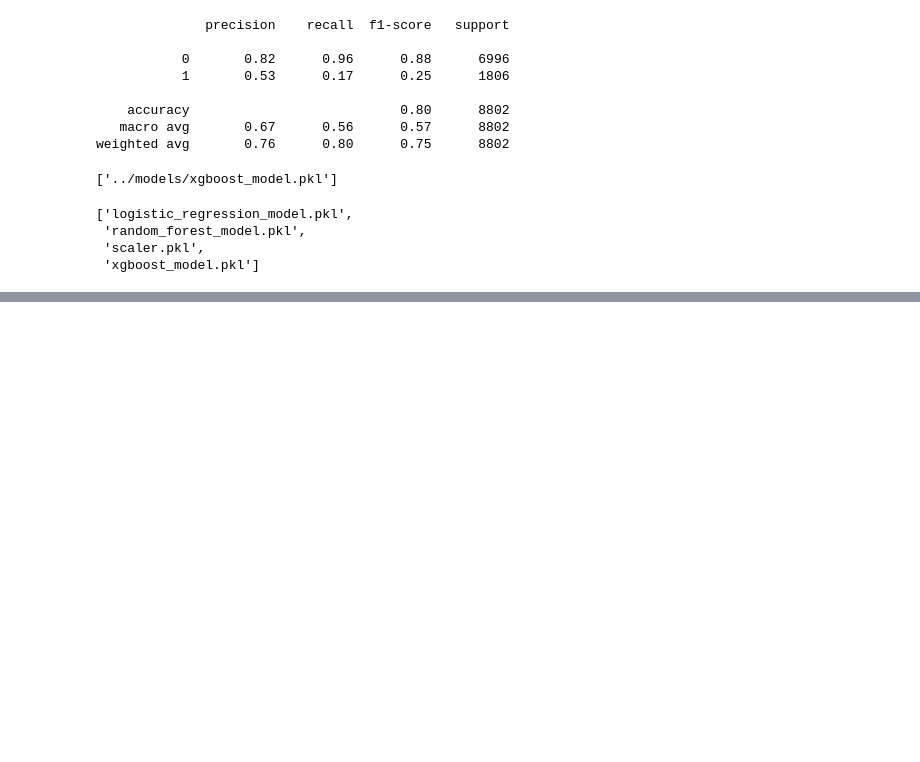
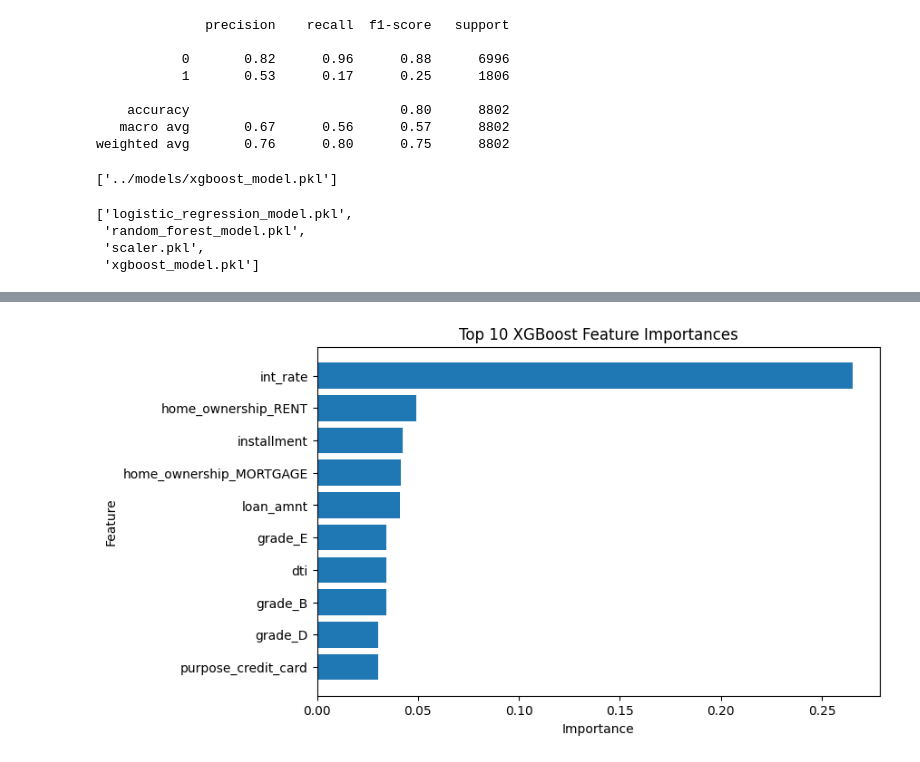
Before and after one commit to ekta-k2026/AI-Credit-Risk-Lending-Decision-Engine, a Jupyter notebook: notebooks/07_xgboost.ipynb, the cells around one changed output, grey strips where cells are left out. Drawn from its saved outputs; the diff is of its cells as text; code cells hidden in the pictures; blank space fills up the shorter version.

Commit message:
Add feature importance analysis and model comparison documentation

```diff
--- a/notebooks/07_xgboost.ipynb
+++ b/notebooks/07_xgboost.ipynb
@@ -128,0 +143,8 @@ os.listdir("../models")
+# %%
+import joblib
+
+xgb_model = joblib.load(
+    "../models/xgboost_model.pkl"
+)
+
+print("Model Loaded")
@@ -128,0 +218,21 @@ os.listdir("../models")
+# %%
+import matplotlib.pyplot as plt
+
+top10 = importance_df.head(10)
+
+plt.figure(figsize=(8,5))
+
+plt.barh(
+    top10["Feature"],
+    top10["Importance"]
+)
+
+plt.xlabel("Importance")
+plt.ylabel("Feature")
+plt.title("Top 10 XGBoost Feature Importances")
+
+plt.gca().invert_yaxis()
+
+plt.show()
+# %% [output]
+[figure, added]
```
Also changed, not shown: parts of 6 cells of this notebook, 1 other file.
